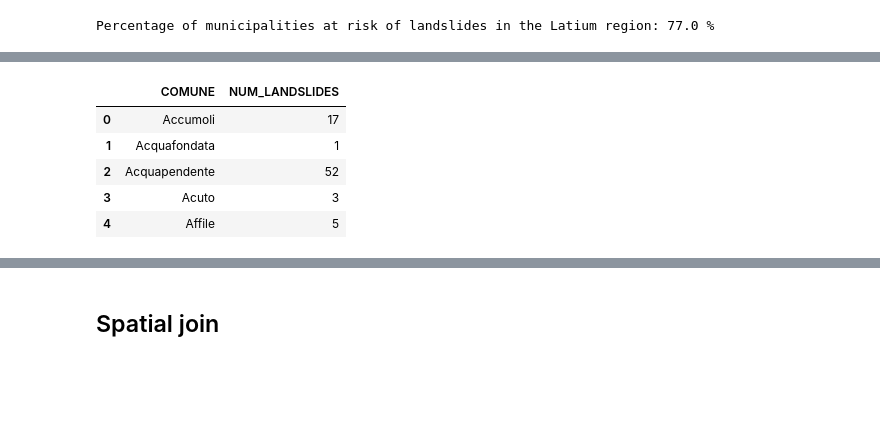
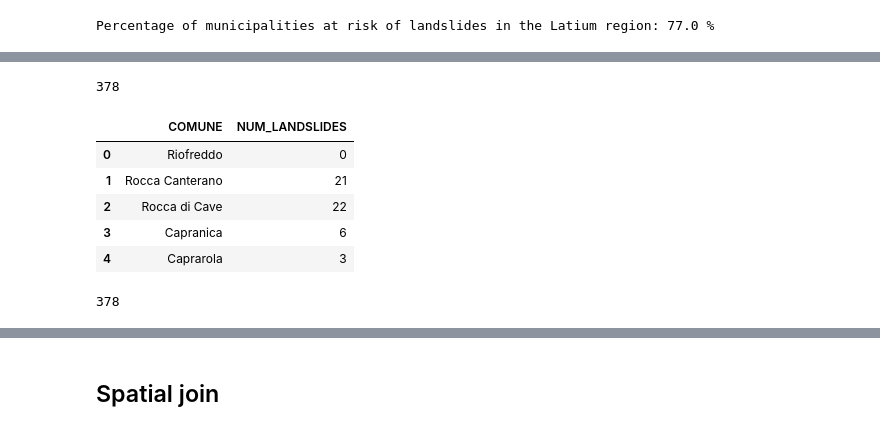
Before and after one commit to luigiselmi/geoscience, a Jupyter notebook: areas_at_risk.ipynb, the cells around one changed output, grey strips where cells are left out. Cells and saved outputs as stored; diff of their text form; code cells hidden in the pictures; blank space fills up the shorter version.

```diff
--- a/areas_at_risk.ipynb
+++ b/areas_at_risk.ipynb
@@ -100,14 +104,30 @@ Percentage of municipalities at risk of landslides in the Latium region: 77.0 %
+# %%
+municip_risk = {}
+for i in range(0, len(lazio_gdf_tmp)):
+    comune = lazio_gdf_tmp.loc[i]['COMUNE']
+    try:
+        landslides = num_landslides[comune]
+        municip_risk[comune] = landslides
+    except KeyError:
+        municip_risk[comune] = 0
+# %%
+len(municip_risk)
+# %% [output]
+378
 # %%
-municipalities_at_risk_latium = list(num_landslides.index)
-municipalities_at_risk_latium_df = pd.DataFrame({ 'COMUNE': municipalities_at_risk_latium, 'NUM_LANDSLIDES': num_landslides.values })
+municipalities_at_risk_latium_df = pd.DataFrame({ 'COMUNE': municip_risk.keys(), 'NUM_LANDSLIDES': municip_risk.values() })
 municipalities_at_risk_latium_df.head()
 # %% [output]
 |  | COMUNE | NUM_LANDSLIDES |
-| 0 | Accumoli | 17 |
-| 1 | Acquafondata | 1 |
-| 2 | Acquapendente | 52 |
-| 3 | Acuto | 3 |
-| 4 | Affile | 5 |
+| 0 | Riofreddo | 0 |
+| 1 | Rocca Canterano | 21 |
+| 2 | Rocca di Cave | 22 |
+| 3 | Capranica | 6 |
+| 4 | Caprarola | 3 |
+# %%
+len(municipalities_at_risk_latium_df)
+# %% [output]
+378
 # %%
 merged_df = lazio_gdf_tmp.merge(municipalities_at_risk_latium_df, left_on=['COMUNE'], right_on=['COMUNE'])
 merged_df.head()
```
Also changed, not shown: parts of 11 cells of this notebook.
